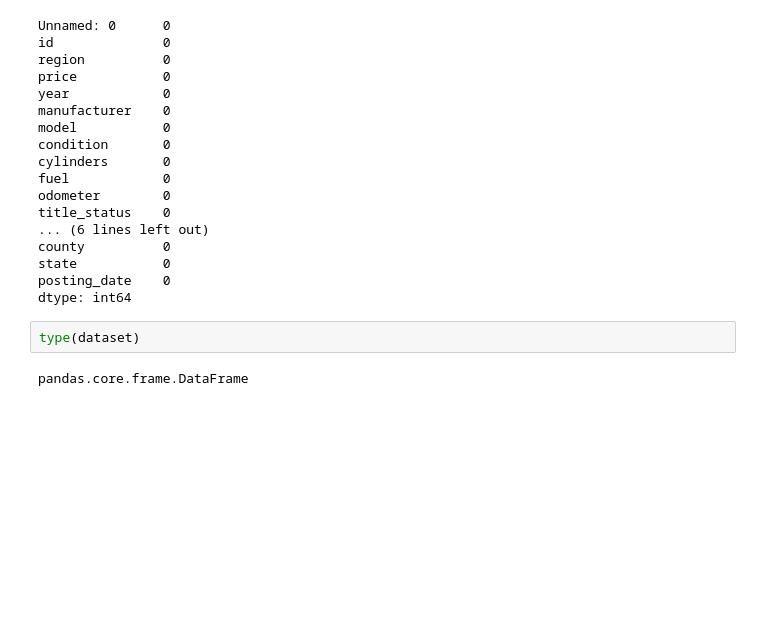
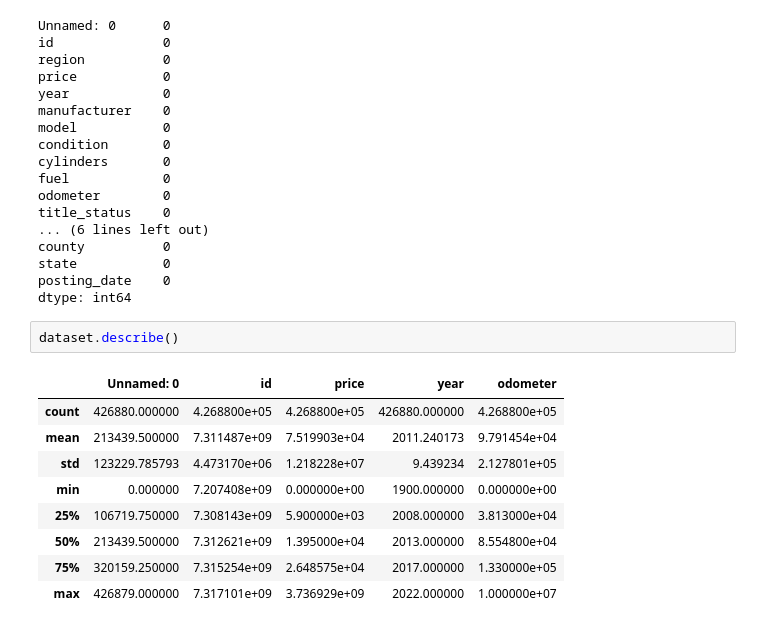
Before and after one commit to EliMuigo/Time_Series_Model, a Jupyter notebook: time-series-modelling.ipynb, the cells around one changed output. Drawn from its saved outputs; the diff is of its cells as text; blank space fills up the shorter version.

```diff
--- a/time-series-modelling.ipynb
+++ b/time-series-modelling.ipynb
@@ -165,7 +168,15 @@ county          0
 state           0
 posting_date    0
 dtype: int64
-# %%
-type(dataset)
-# %% [output]
-pandas.core.frame.DataFrame
+# %%
+dataset.describe()
+# %% [output]
+|  | Unnamed: 0 | id | price | year | odometer |
+| count | 426880.000000 | 4.268800e+05 | 4.268800e+05 | 426880.000000 | 4.268800e+05 |
+| mean | 213439.500000 | 7.311487e+09 | 7.519903e+04 | 2011.240173 | 9.791454e+04 |
+| std | 123229.785793 | 4.473170e+06 | 1.218228e+07 | 9.439234 | 2.127801e+05 |
+| min | 0.000000 | 7.207408e+09 | 0.000000e+00 | 1900.000000 | 0.000000e+00 |
+| 25% | 106719.750000 | 7.308143e+09 | 5.900000e+03 | 2008.000000 | 3.813000e+04 |
+| 50% | 213439.500000 | 7.312621e+09 | 1.395000e+04 | 2013.000000 | 8.554800e+04 |
+| 75% | 320159.250000 | 7.315254e+09 | 2.648575e+04 | 2017.000000 | 1.330000e+05 |
+| max | 426879.000000 | 7.317101e+09 | 3.736929e+09 | 2022.000000 | 1.000000e+07 |
```
Also changed, not shown: parts of 5 cells of this notebook.
